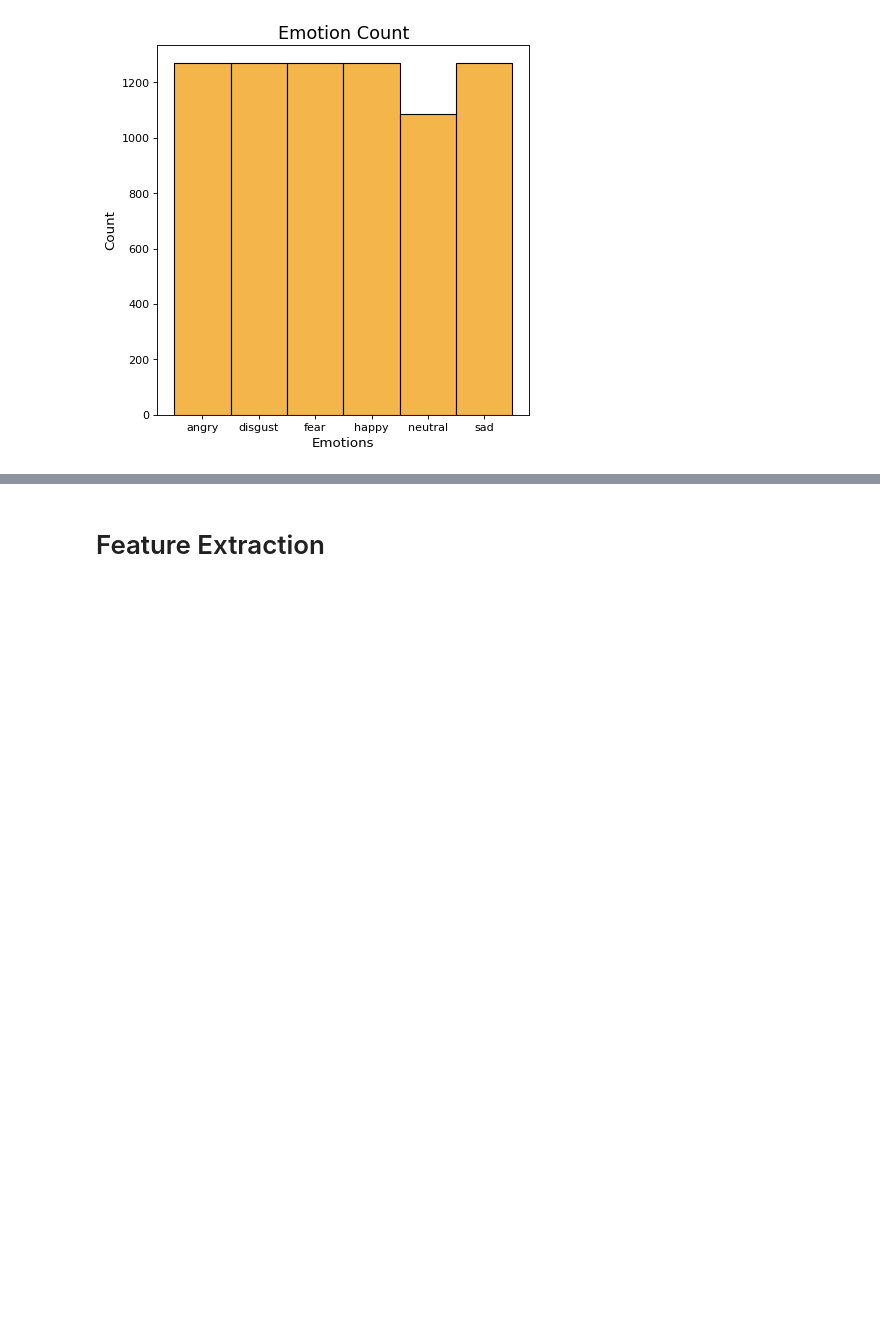
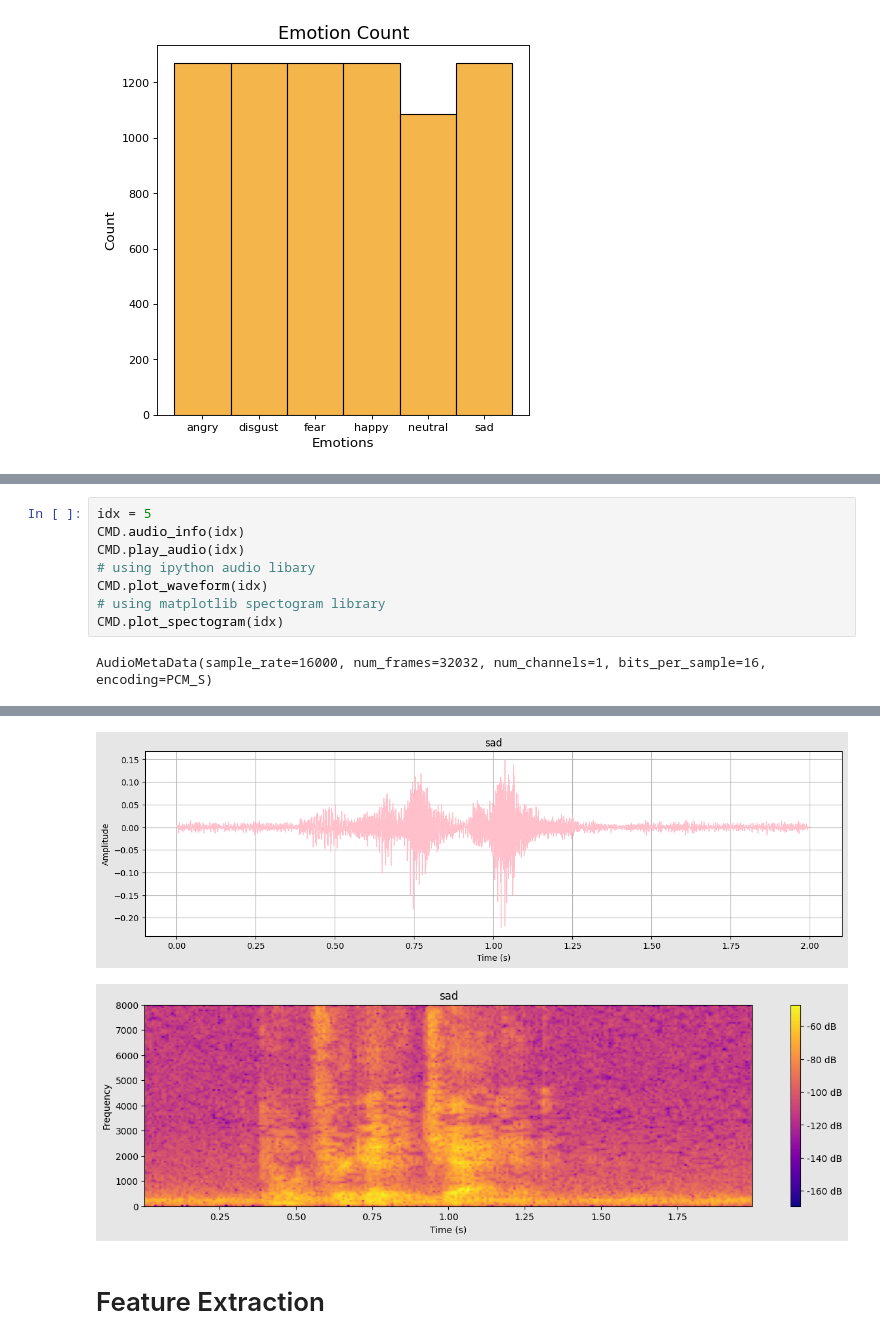
Before and after one commit to satria-ui/TugasAkhir2023, a Jupyter notebook: script/main.ipynb, the cells around one changed output, grey strips where cells are left out. Drawn from its saved outputs; the diff is of its cells as text; blank space fills up the shorter version.

```diff
--- a/script/main.ipynb
+++ b/script/main.ipynb
@@ -69,0 +57,10 @@ This is a recording of ./dataset/1001_IEO_DIS_LO.wav from index 10 of disgust em
+# %%
+idx = 5
+CMD.audio_info(idx)
+CMD.play_audio(idx)
+# using ipython audio libary
+CMD.plot_waveform(idx)
+# using matplotlib spectogram library
+CMD.plot_spectogram(idx)
+# %% [output]
+AudioMetaData(sample_rate=16000, num_frames=32032, num_channels=1, bits_per_sample=16, encoding=PCM_S)
@@ -70,2 +68,4 @@ This is a recording of ./dataset/1001_IEO_DIS_LO.wav from index 10 of disgust em
+[figure, added]
+[figure, added]
 # %% [markdown]
 # Feature Extraction
```
Also changed, not shown: parts of 21 cells of this notebook, 4 other files.
